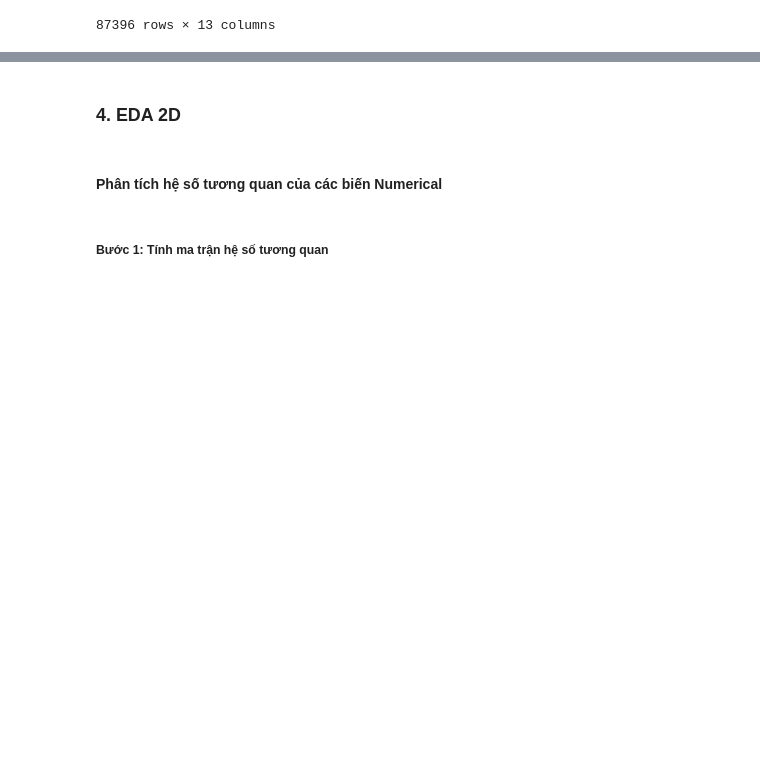
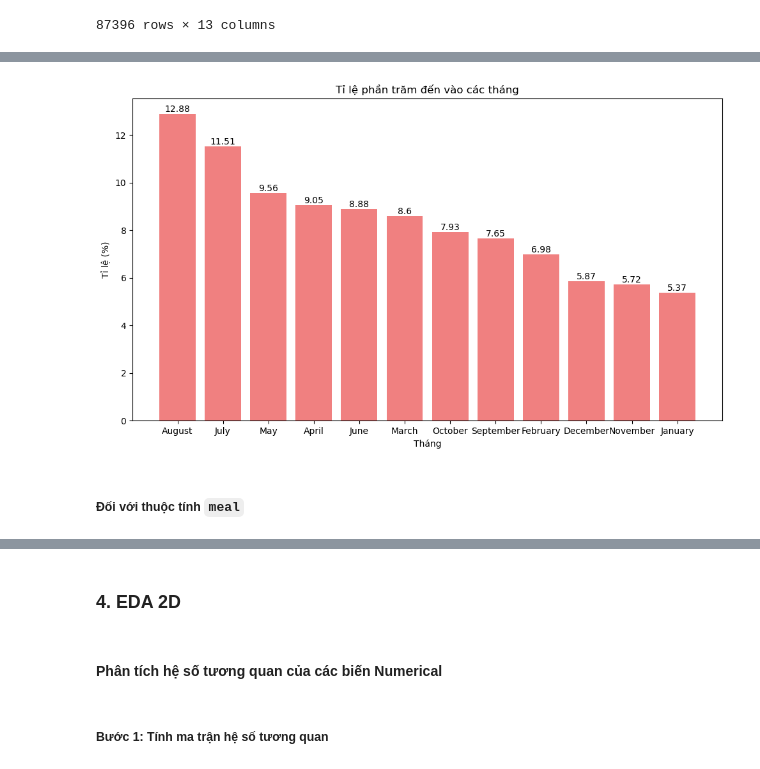
Before and after one commit to nmgbao2505/Lab_Data_Visualization, a Jupyter notebook: Final Project/21127221_21127583_21127739.ipynb, the cells around one changed output, grey strips where cells are left out. Drawn from its saved outputs; the diff is of its cells as text; code cells hidden in the pictures; blank space fills up the shorter version.

```diff
--- a/Final Project/21127221_21127583_21127739.ipynb
+++ b/Final Project/21127221_21127583_21127739.ipynb
@@ -494,0 +548,4 @@ cat_col_df
+# %%
+arrival_date_month_ratios = cat_col_df['arrival_date_month'].value_counts(normalize=True) * 100
+arrival_date_month_ratios = arrival_date_month_ratios.round(2)
+arrival_date_month_ratios.reset_index()
@@ -494,0 +566,17 @@ cat_col_df
+# %%
+plt.figure(figsize=(10, 6))
+plt.bar(arrival_date_month_ratios.index, arrival_date_month_ratios.values, color='lightcoral')
+
+plt.title('Tỉ lệ phần trăm đến vào các tháng')
+plt.xlabel('Tháng')
+plt.ylabel('Tỉ lệ (%)')
+
+for i, value in enumerate(arrival_date_month_ratios.values):
+    plt.text(i, value, str(value), ha='center', va='bottom')
+
+plt.tight_layout()
+plt.show()
+# %% [output]
+[figure, added]
+# %% [markdown]
+##### Đối với thuộc tính `meal`
```
Also changed, not shown: parts of 97 cells of this notebook, 10 other files.
